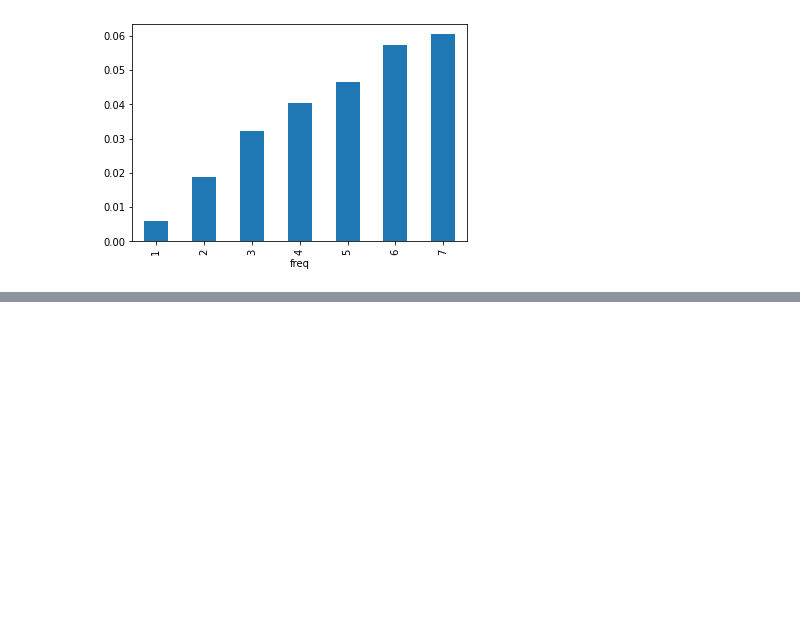
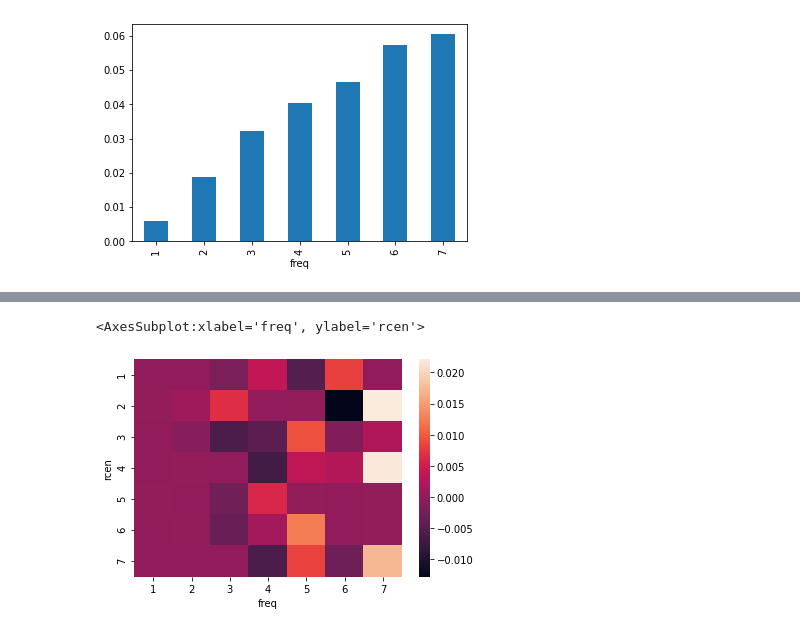
Before and after one commit to daikichidaze/pyoptbook, a Jupyter notebook: src/7.recomend/recomend.ipynb, the cells around one changed output, grey strips where cells are left out. Cells and saved outputs as stored; diff of their text form; code cells hidden in the pictures; blank space fills up the shorter version.

```diff
--- a/src/7.recomend/recomend.ipynb
+++ b/src/7.recomend/recomend.ipynb
@@ -252,0 +522,5 @@ df_freq['prob'].plot.bar()
+# %%
+heatmap(df_rf.pivot_table(index='rcen', columns='freq', values='diff'))
+# %% [output]
+<AxesSubplot:xlabel='freq', ylabel='rcen'>
+[figure, added]
```
Also changed, not shown: parts of 42 cells of this notebook.
